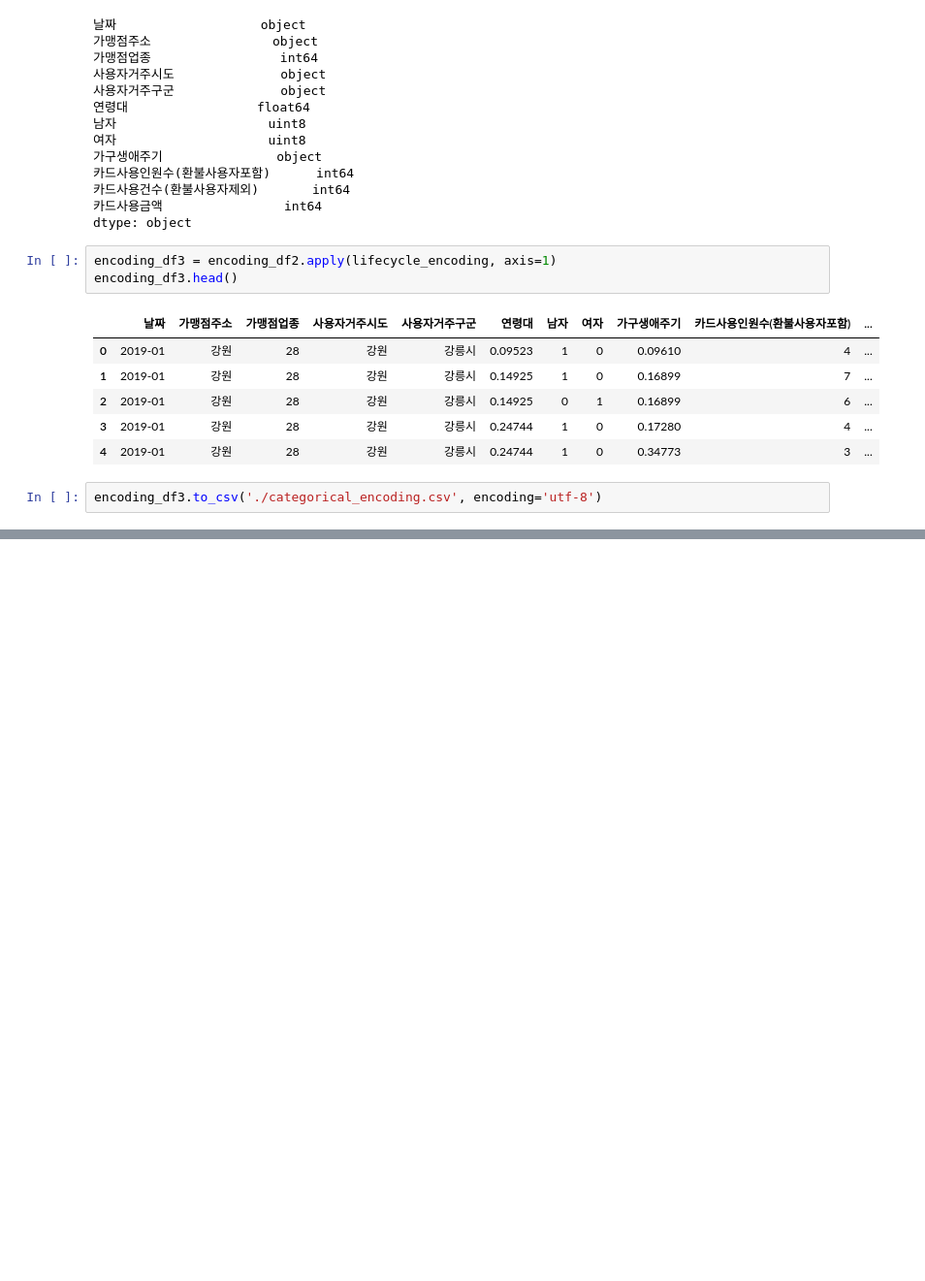
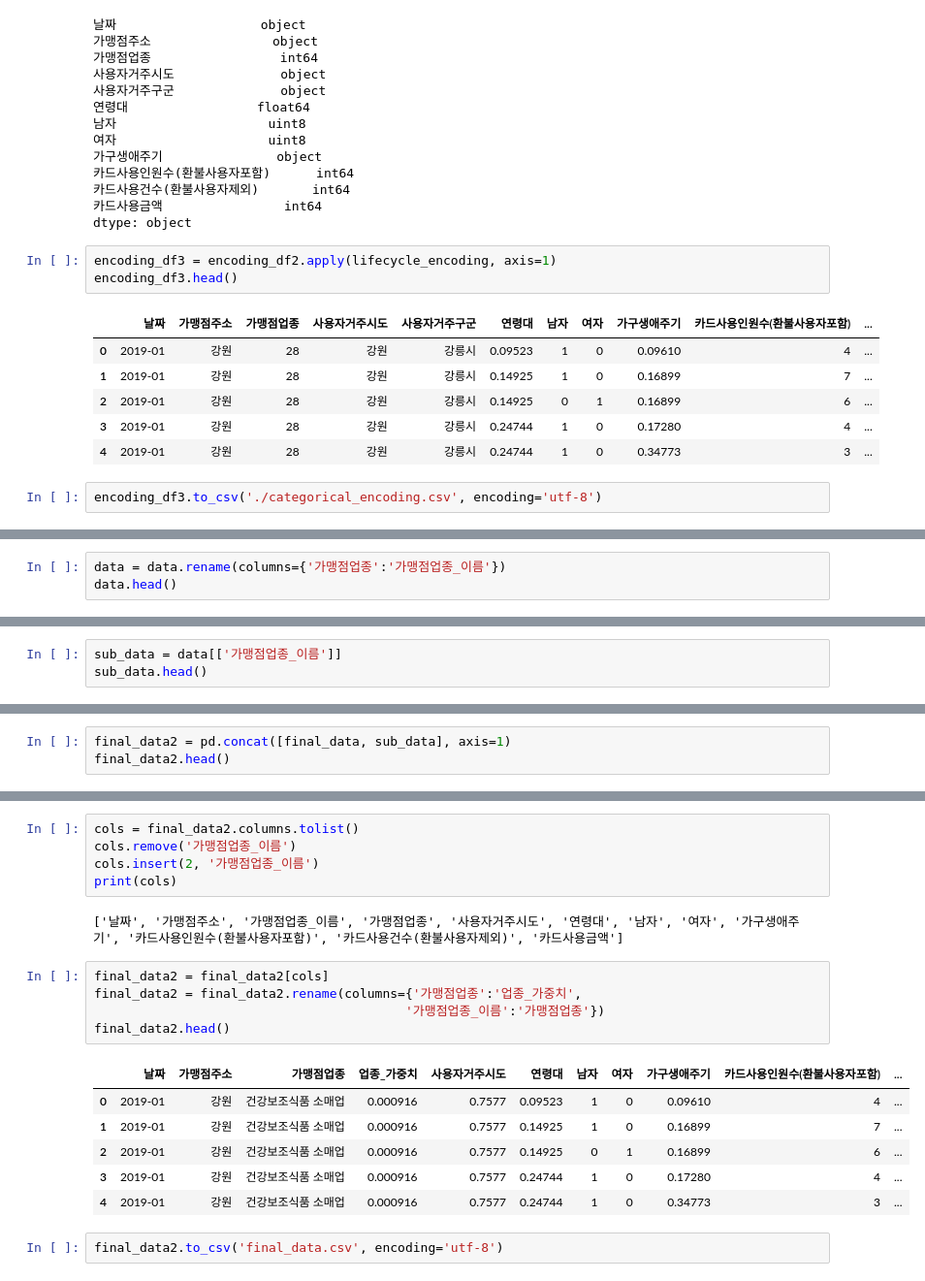
Before and after one commit to young-hun-jo/KaggleStruggle, a Jupyter notebook: jeju_credit/kangwon_EDA.ipynb, the cells around one changed output, grey strips where cells are left out. Shown at 97% size. Saved outputs shown, nothing was run; the diff lists cells and outputs as text; blank space fills up the shorter version.

```diff
--- a/jeju_credit/kangwon_EDA.ipynb
+++ b/jeju_credit/kangwon_EDA.ipynb
@@ -610,0 +968,3 @@ categorical_encoding.csv  kangwon.csv
+# %%
+data = data.rename(columns={'가맹점업종':'가맹점업종_이름'})
+data.head()
@@ -610,0 +978,3 @@ categorical_encoding.csv  kangwon.csv
+# %%
+sub_data = data[['가맹점업종_이름']]
+sub_data.head()
@@ -610,0 +988,3 @@ categorical_encoding.csv  kangwon.csv
+# %%
+final_data2 = pd.concat([final_data, sub_data], axis=1)
+final_data2.head()
@@ -610,0 +998,21 @@ categorical_encoding.csv  kangwon.csv
+# %%
+cols = final_data2.columns.tolist()
+cols.remove('가맹점업종_이름')
+cols.insert(2, '가맹점업종_이름')
+print(cols)
+# %% [output]
+['날짜', '가맹점주소', '가맹점업종_이름', '가맹점업종', '사용자거주시도', '연령대', '남자', '여자', '가구생애주기', '카드사용인원수(환불사용자포함)', '카드사용건수(환불사용자제외)', '카드사용금액']
+# %%
+final_data2 = final_data2[cols]
+final_data2 = final_data2.rename(columns={'가맹점업종':'업종_가중치',
+                                         '가맹점업종_이름':'가맹점업종'})
+final_data2.head()
+# %% [output]
+|  | 날짜 | 가맹점주소 | 가맹점업종 | 업종_가중치 | 사용자거주시도 | 연령대 | 남자 | 여자 | 가구생애주기 | 카드사용인원수(환불사용자포함) | ... |
+| 0 | 2019-01 | 강원 | 건강보조식품 소매업 | 0.000916 | 0.7577 | 0.09523 | 1 | 0 | 0.09610 | 4 | ... |
+| 1 | 2019-01 | 강원 | 건강보조식품 소매업 | 0.000916 | 0.7577 | 0.14925 | 1 | 0 | 0.16899 | 7 | ... |
+| 2 | 2019-01 | 강원 | 건강보조식품 소매업 | 0.000916 | 0.7577 | 0.14925 | 0 | 1 | 0.16899 | 6 | ... |
+| 3 | 2019-01 | 강원 | 건강보조식품 소매업 | 0.000916 | 0.7577 | 0.24744 | 1 | 0 | 0.17280 | 4 | ... |
+| 4 | 2019-01 | 강원 | 건강보조식품 소매업 | 0.000916 | 0.7577 | 0.24744 | 1 | 0 | 0.34773 | 3 | ... |
+# %%
+final_data2.to_csv('final_data.csv', encoding='utf-8')
```
Also changed, not shown: parts of 49 cells of this notebook.
